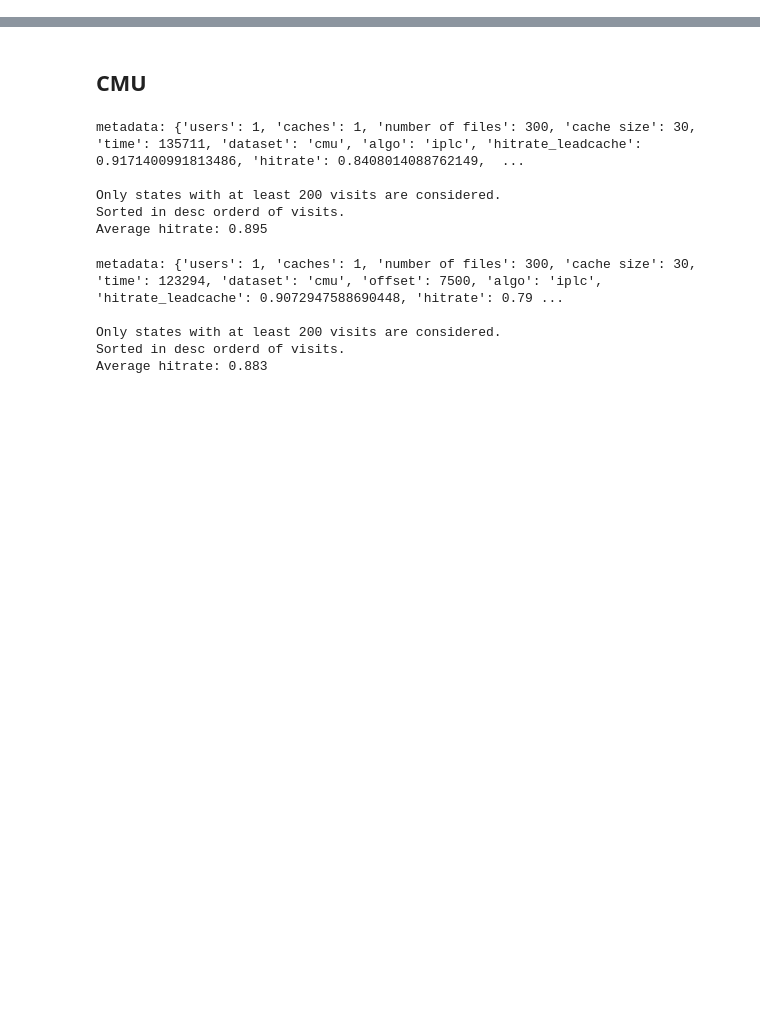
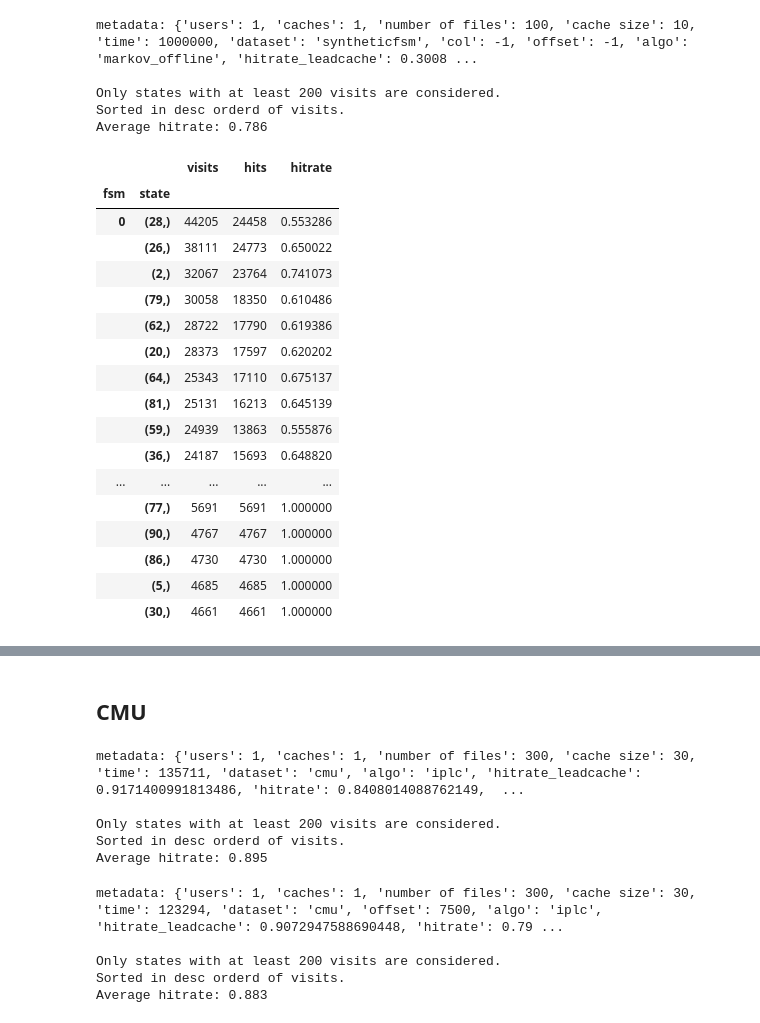
Before and after one commit to AtivJoshi/UniversalCaching, a Jupyter notebook: results.ipynb, the cells around one changed output, grey strips where cells are left out. Cells and saved outputs as stored; diff of their text form; code cells hidden in the pictures; blank space fills up the shorter version.

Commit message:
Code and results for data generated by fsm

```diff
--- a/results.ipynb
+++ b/results.ipynb
@@ -3,3 +3,21 @@ import pandas as pd
 from IPython.core.interactiveshell import InteractiveShell
 InteractiveShell.ast_node_interactivity = "all"
 pd.set_option('display.max_rows', None)
+# %%
+with pd.HDFStore('data/syntheticfsm/syntheticfsm_col-1_iplc_multifsm_u1_c1_t1000000_d1_f100_04_17_22_04_04.h5') as storage:
+    df = storage['df']
+    metadata = storage.get_storer('df').attrs.metadata
+    # metadata['offset']=3000
+    # _=metadata.pop('col')
+    # storage.get_storer('df').attrs.metadata=metadata
+    _ = metadata.pop('network_graph')
+
+    cutoff=200
+    df1 = df.drop(df[df['visits'] < cutoff].index)
+    hitrate_filtered=df1['hits'].sum()/df1['visits'].sum()
+    df1.sort_values(by=['fsm','visits'], inplace=True, ascending=[True,False])
+
+    print(f'metadata: {metadata}\n')
+    print(f'Only states with at least {cutoff} visits are considered.')
+    print(f'Sorted in desc orderd of visits. \nAverage hitrate: {hitrate_filtered:0.3}')
+    df1
@@ -5,0 +48,42 @@ pd.set_option('display.max_rows', None)
+# %%
+with pd.HDFStore('data/syntheticfsm/syntheticfsm_col-1_markov_offline_multifsm_u1_c1_t1000000_d1_f100_04_17_21_24_20.h5') as storage:
+    df = storage['df']
+    metadata = storage.get_storer('df').attrs.metadata
+    # metadata['offset']=3000
+    # _=metadata.pop('col')
+    # storage.get_storer('df').attrs.metadata=metadata
+    _ = metadata.pop('network_graph')
+
+    cutoff=200
+    df1 = df.drop(df[df['visits'] < cutoff].index)
+    hitrate_filtered=df1['hits'].sum()/df1['visits'].sum()
+    df1.sort_values(by=['fsm','visits'], inplace=True, ascending=[True,False])
+
+    print(f'metadata: {metadata}\n')
+    print(f'Only states with at least {cutoff} visits are considered.')
+    print(f'Sorted in desc orderd of visits. \nAverage hitrate: {hitrate_filtered:0.3}')
+    df1
+# %% [output]
+metadata: {'users': 1, 'caches': 1, 'number of files': 100, 'cache size': 10, 'time': 1000000, 'dataset': 'syntheticfsm', 'col': -1, 'offset': -1, 'algo': 'markov_offline', 'hitrate_leadcache': 0.3008 ...
+
+Only states with at least 200 visits are considered.
+Sorted in desc orderd of visits.
+Average hitrate: 0.786
+|  |  | visits | hits | hitrate |
+| fsm | state |  |  |  |
+| 0 | (28,) | 44205 | 24458 | 0.553286 |
+|  | (26,) | 38111 | 24773 | 0.650022 |
+|  | (2,) | 32067 | 23764 | 0.741073 |
+|  | (79,) | 30058 | 18350 | 0.610486 |
+|  | (62,) | 28722 | 17790 | 0.619386 |
+|  | (20,) | 28373 | 17597 | 0.620202 |
+|  | (64,) | 25343 | 17110 | 0.675137 |
+|  | (81,) | 25131 | 16213 | 0.645139 |
+|  | (59,) | 24939 | 13863 | 0.555876 |
+|  | (36,) | 24187 | 15693 | 0.648820 |
+| ... | ... | ... | ... | ... |
+|  | (77,) | 5691 | 5691 | 1.000000 |
+|  | (90,) | 4767 | 4767 | 1.000000 |
+|  | (86,) | 4730 | 4730 | 1.000000 |
+|  | (5,) | 4685 | 4685 | 1.000000 |
+|  | (30,) | 4661 | 4661 | 1.000000 |
```
Also changed, not shown: parts of 3 cells of this notebook, 3 other files.
